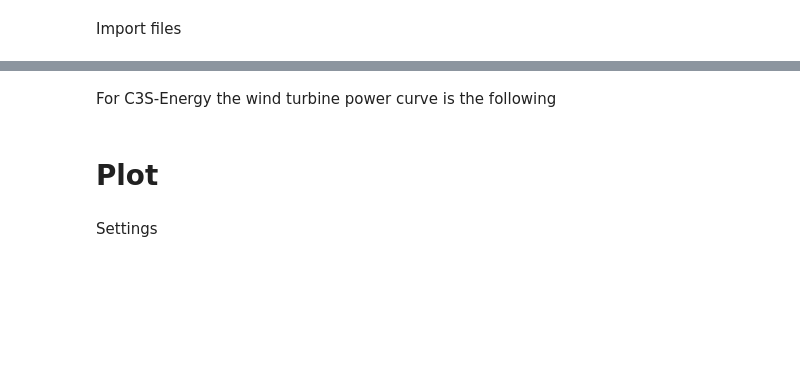
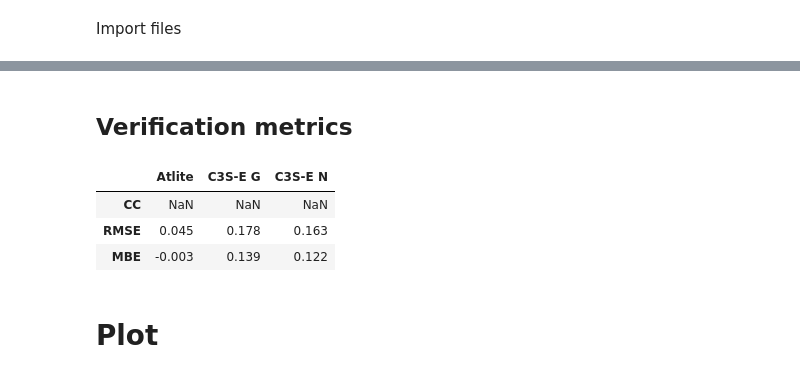
Before and after one commit to BorisM202/RES_droughts, a Jupyter notebook: Scripts/verification_wind_contour.ipynb, the cells around one changed output, grey strips where cells are left out. Saved outputs shown, nothing was run; the diff lists cells and outputs as text; code cells hidden in the pictures; blank space fills up the shorter version.

```diff
--- a/Scripts/verification_wind_contour.ipynb
+++ b/Scripts/verification_wind_contour.ipynb
@@ -28,3 +27,5 @@ cf_wind = pd.read_csv('../Data/verification_cf_wind_1423.csv',
                       index_col = 0,
                       parse_dates = True
 )
+
+cf_wind.columns = 'EirGrid', 'Atlite', 'C3S-E N', 'C3S-E G'
@@ -57,2 +31,0 @@ turbine_ninja_030smoothing = {'hub_height':100, 'P':1., 'V':df_turbines_ninja_03
-# %% [markdown]
-For C3S-Energy the wind turbine power curve is the following
@@ -64,4 +32,27 @@ with open(path_turbines_vestas, 'r') as f:
+# %% [markdown]
+## Verification metrics
+# %%
+# Define metrics
+def calculate_metrics(reference, model):
+    cc = np.corrcoef(reference, model)[0, 1]
+    rmse = np.sqrt(np.mean((reference - model) ** 2))
+    mbe = np.mean(model - reference)
+    return np.round(cc, 3), np.round(rmse,3),  np.round(mbe,3)
+# %%
+metrics = {}
+reference = cf_wind["EirGrid"]
+models = ["Atlite", "C3S-E G", "C3S-E N"]
+# %%
+for model in models:
+    metrics[model] = calculate_metrics(reference, cf_wind[model])
+
+metrics_df = pd.DataFrame(metrics, index=["CC", "RMSE", "MBE"])
+
+metrics_df
+# %% [output]
+|  | Atlite | C3S-E G | C3S-E N |
+| CC | NaN | NaN | NaN |
+| RMSE | 0.045 | 0.178 | 0.163 |
+| MBE | -0.003 | 0.139 | 0.122 |
 # %% [markdown]
 # Plot
-# %% [markdown]
-Settings
```
Also changed, not shown: parts of 15 cells of this notebook, 45 other files.
